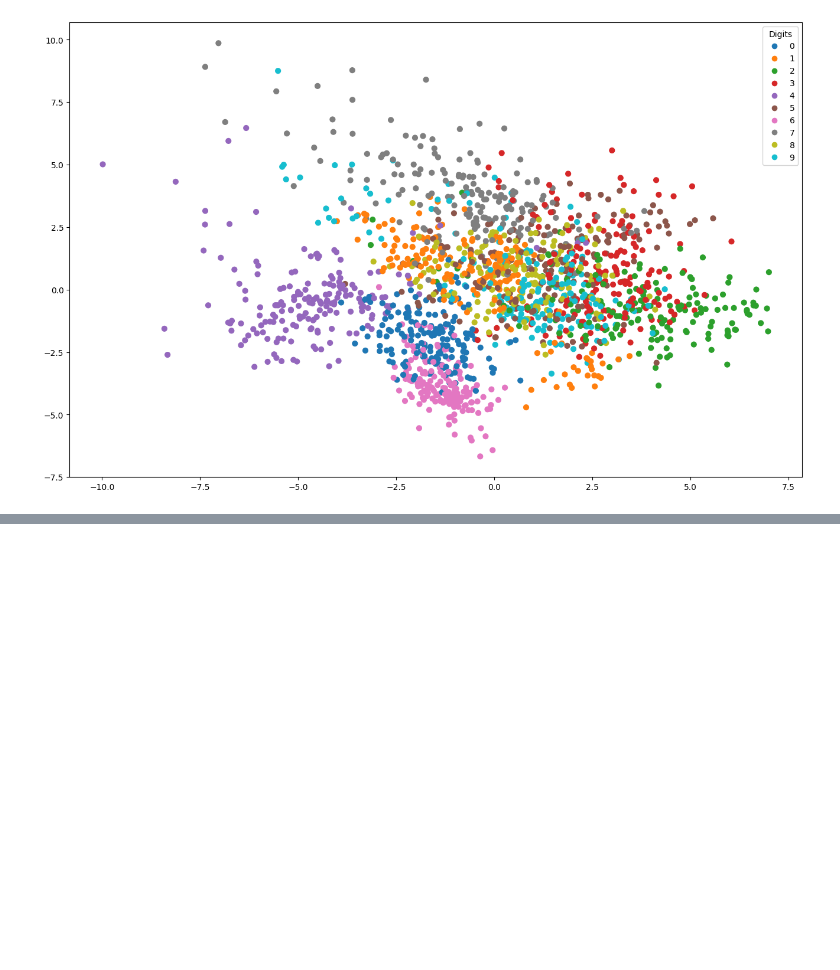
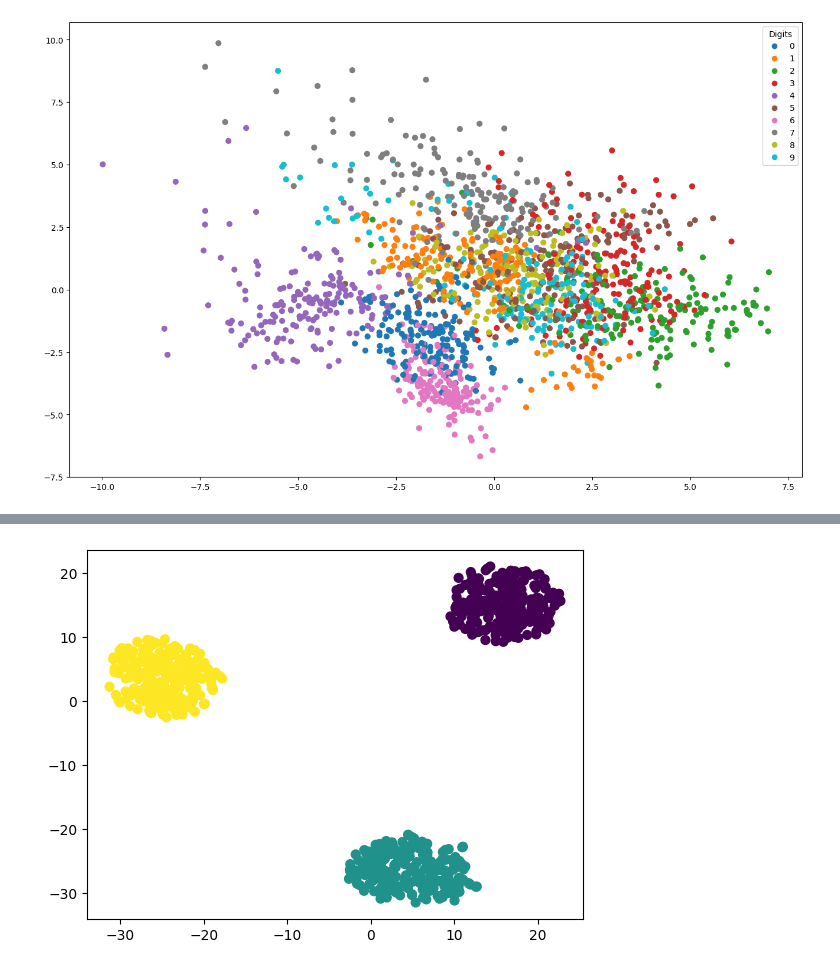
Before and after one commit to SeoYun-Y/study, a Jupyter notebook: multicampus_practice/20260518/04_t-SNE.ipynb, the cells around one changed output, grey strips where cells are left out. Cells and saved outputs as stored; diff of their text form; code cells hidden in the pictures; blank space fills up the shorter version.

```diff
--- a/multicampus_practice/20260518/04_t-SNE.ipynb
+++ b/multicampus_practice/20260518/04_t-SNE.ipynb
@@ -145,0 +151,7 @@ plt.show()
+# %%
+# 데이터를 생성( 10차원 3개 군집 데이터를 생성 )
+x, y = make_blobs(n_samples = 600, centers = 3, n_features= 10, cluster_std=1.5, random_state=42)
+# Scaler를 이용하여 스케일링
+x_std = StandardScaler().fit_transform(x)
+
+pd.DataFrame(x)
@@ -145,0 +172,8 @@ plt.show()
+# %%
+tsne = TSNE(n_components=2, perplexity=40, learning_rate=250, max_iter=1000, random_state=42)
+x_tsne = tsne.fit_transform(x_std)
+# %%
+plt.scatter(x_tsne[:,0], x_tsne[:,1],c=y,cmap='viridis',s=40)
+plt.show()
+# %% [output]
+[figure, added]
```
Also changed, not shown: parts of 14 cells of this notebook, 4 other files.
